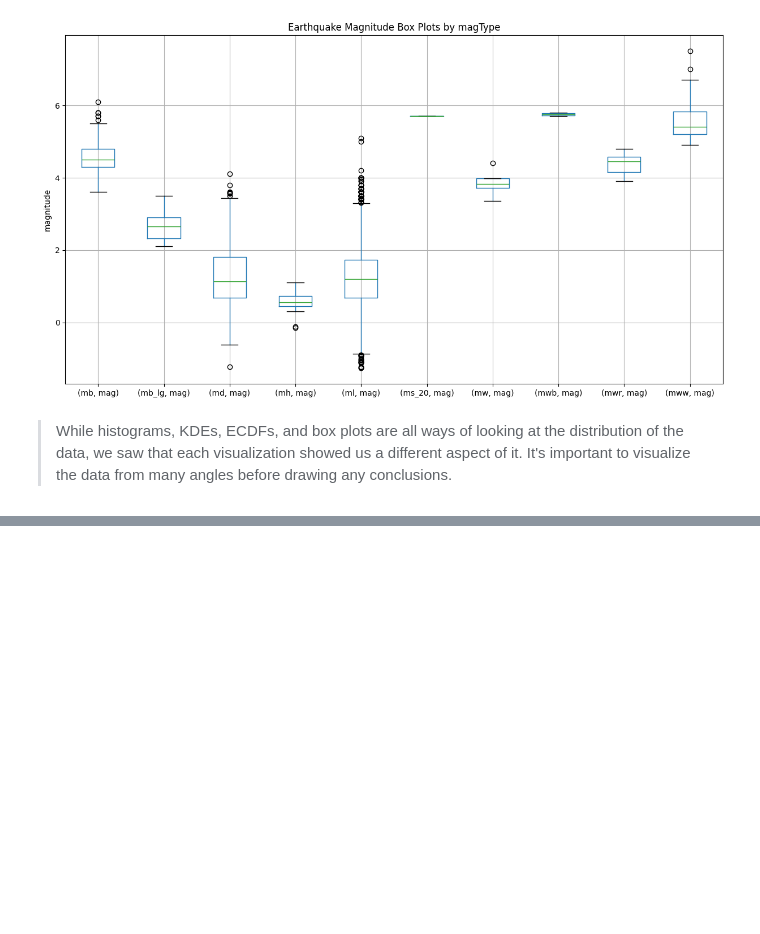
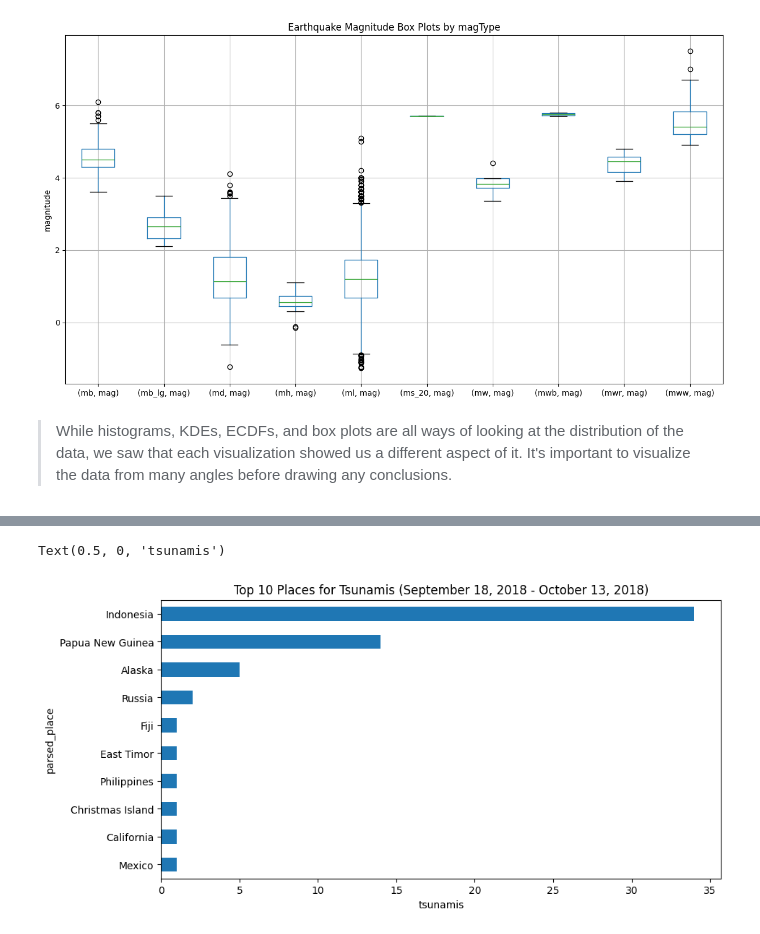
Before and after one commit to JPL-JUNO/Hands-On-Data-Analysis-with-Pandas, a Jupyter notebook: 05_visualizing_data/2-plotting_with_pandas.ipynb, the cells around one changed output, grey strips where cells are left out. Drawn from its saved outputs; the diff is of its cells as text; code cells hidden in the pictures; blank space fills up the shorter version.

```diff
--- a/05_visualizing_data/2-plotting_with_pandas.ipynb
+++ b/05_visualizing_data/2-plotting_with_pandas.ipynb
@@ -283,0 +296,12 @@ Text(0, 0.5, 'magnitude')
+# %%
+quakes.groupby(
+    'parsed_place'
+)['tsunami'].sum().sort_values().iloc[-10:,].plot(
+    kind='barh', figsize=(10, 5),
+    title="Top 10 Places for Tsunamis (September 18, 2018 - October 13, 2018)"
+)
+
+plt.xlabel("tsunamis")
+# %% [output]
+Text(0.5, 0, 'tsunamis')
+[figure, added]
```
Also changed, not shown: parts of 8 cells of this notebook.
